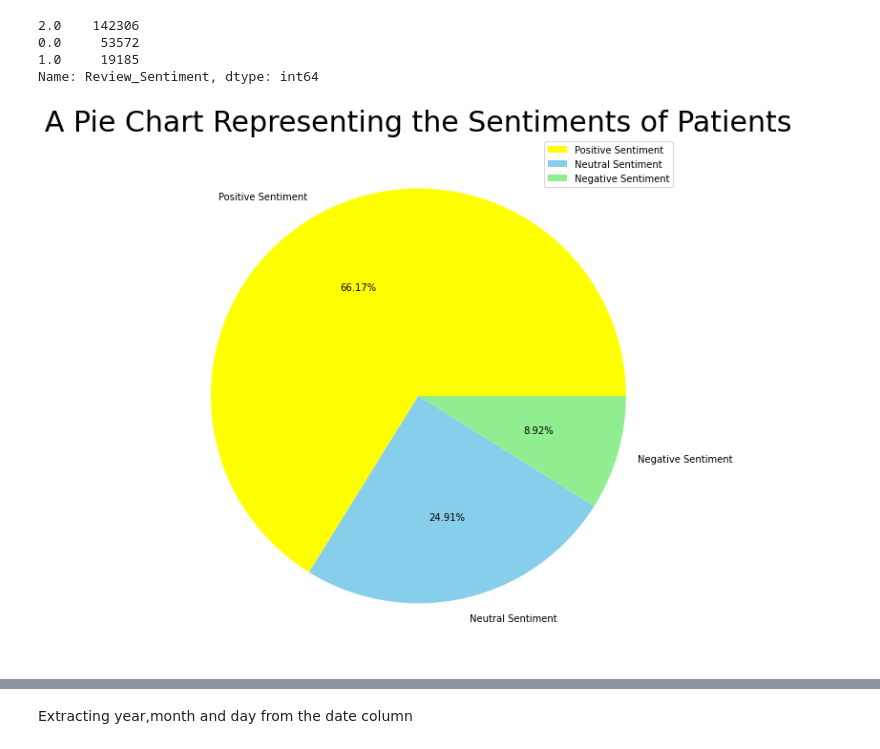
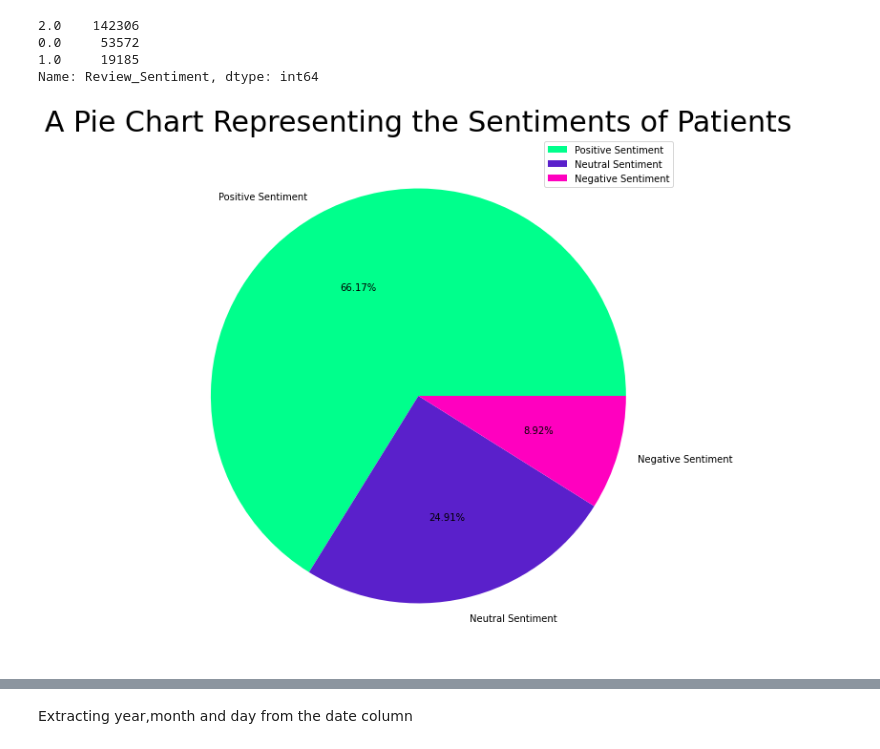
Before and after one commit to harsh-ux/Sentiment-Analysis-of-Drug-Reviews, a Jupyter notebook: Pill_Recommendation.ipynb, the cells around one changed output, grey strips where cells are left out. Cells and saved outputs as stored; diff of their text form; code cells hidden in the pictures.

```diff
--- a/Pill_Recommendation.ipynb
+++ b/Pill_Recommendation.ipynb
@@ -90,6 +90,7 @@ stopwords = set(STOPWORDS)
 textString=listToString(data["drugName"])
 wordcloud = WordCloud(max_words = 100, width = 1500, height = 1000, random_state=1, background_color='navy', colormap='Pastel1', collocations=False, stopwords = STOPWORDS).generate(textString)
 
+plt.rcParams['figure.figsize'] = (15, 15)
 plt.title('Most Common Drugs among the Patients', fontsize = 30)
 print(wordcloud)
 plt.axis('off')
@@ -187,17 +188,17 @@ data['Review_Sentiment'].value_counts()
 Name: Review_Sentiment, dtype: int64
 # %%
 size = [142306,53572,19185]
-colors = ['yellow', 'skyblue','lightgreen']
+colors = ["#00FF8C", "#5A20CB", "#FF00BF"]
 labels = "Positive Sentiment","Neutral Sentiment","Negative Sentiment"
 #explode = [0, 0.1]
 
 plt.rcParams['figure.figsize'] = (10, 10)
 plt.pie(size, colors = colors, labels = labels,  autopct = '%.2f%%')
 plt.axis('off')
 plt.title('A Pie Chart Representing the Sentiments of Patients', fontsize = 30)
 plt.legend()
 plt.show()
 # %% [output]
-[figure, old version]
+[figure, new version]
 # %%
 # making Words cloud for the postive sentiments
```
Also changed, not shown: parts of 25 cells of this notebook.
